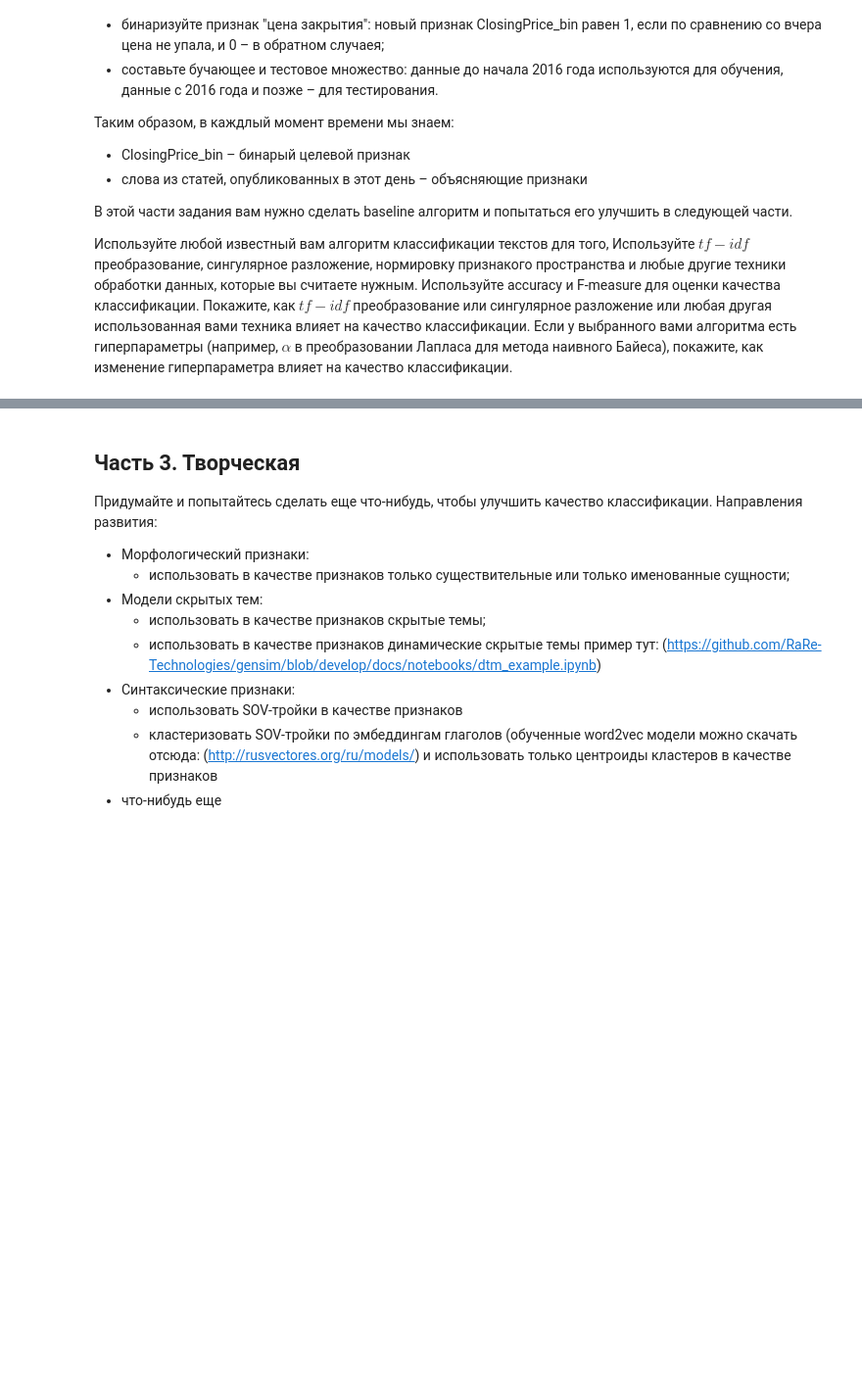
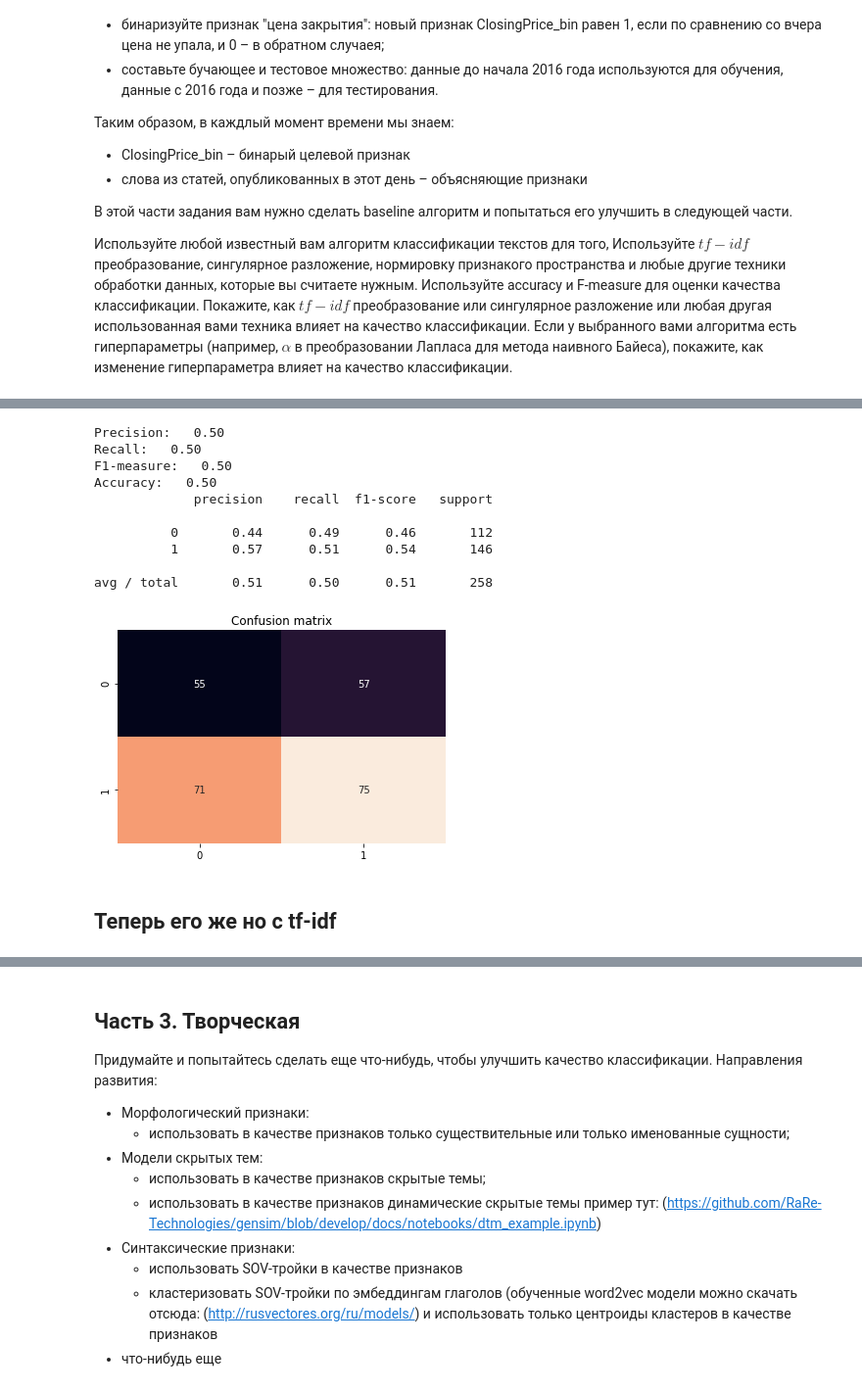
Before and after one commit to Fouer/dz, a Jupyter notebook: Task.ipynb, the cells around one changed output, grey strips where cells are left out. Shown at 98% size. Drawn from its saved outputs; the diff is of its cells as text; code cells hidden in the pictures; blank space fills up the shorter version.

```diff
--- a/Task.ipynb
+++ b/Task.ipynb
@@ -139,0 +201,4 @@ df['lemmas']=df['text'].apply(lem)
+# %%
+X = df['lemmas'].apply(" ".join)
+y = pr_all['ClosingPrice_bin']
+X_train, X_test, y_train, y_test = train_test_split_custom(X, y, 2016)
@@ -139,0 +213,2 @@ df['lemmas']=df['text'].apply(lem)
+# %%
+stop_words = stopwords.words('russian')
@@ -139,0 +219,10 @@ df['lemmas']=df['text'].apply(lem)
+# %%
+clf = Pipeline([
+    ('vect', CountVectorizer(ngram_range=(1,2), stop_words=stop_words)),
+    #('tfidf', TfidfTransformer()),
+    ('reducer', TruncatedSVD(n_components=30)),
+    ('clf', RandomForestClassifier(random_state=0, n_estimators=100)),
+])
+
+
+clf.fit(X_train, y_train)
@@ -139,0 +237,26 @@ df['lemmas']=df['text'].apply(lem)
+# %%
+predictions = clf.predict(X_test)
+# %%
+print("Precision: {0:6.2f}".format(precision_score(y_test, predictions, average='macro')))
+print("Recall: {0:6.2f}".format(recall_score(y_test, predictions, average='macro')))
+print("F1-measure: {0:6.2f}".format(f1_score(y_test, predictions, average='macro')))
+print("Accuracy: {0:6.2f}".format(accuracy_score(y_test, predictions)))
+print(classification_report(y_test, predictions))
+labels = clf.classes_
+sns.heatmap(data=confusion_matrix(y_test, predictions), annot=True, fmt="d", cbar=False, xticklabels=labels, yticklabels=labels)
+plt.title("Confusion matrix")
+plt.show()
+# %% [output]
+Precision:   0.50
+Recall:   0.50
+F1-measure:   0.50
+Accuracy:   0.50
+             precision    recall  f1-score   support
+
+          0       0.44      0.49      0.46       112
+          1       0.57      0.51      0.54       146
+
+avg / total       0.51      0.50      0.51       258
+[figure, added]
+# %% [markdown]
+## Теперь его же но с tf-idf
```
Also changed, not shown: parts of 23 cells of this notebook.
